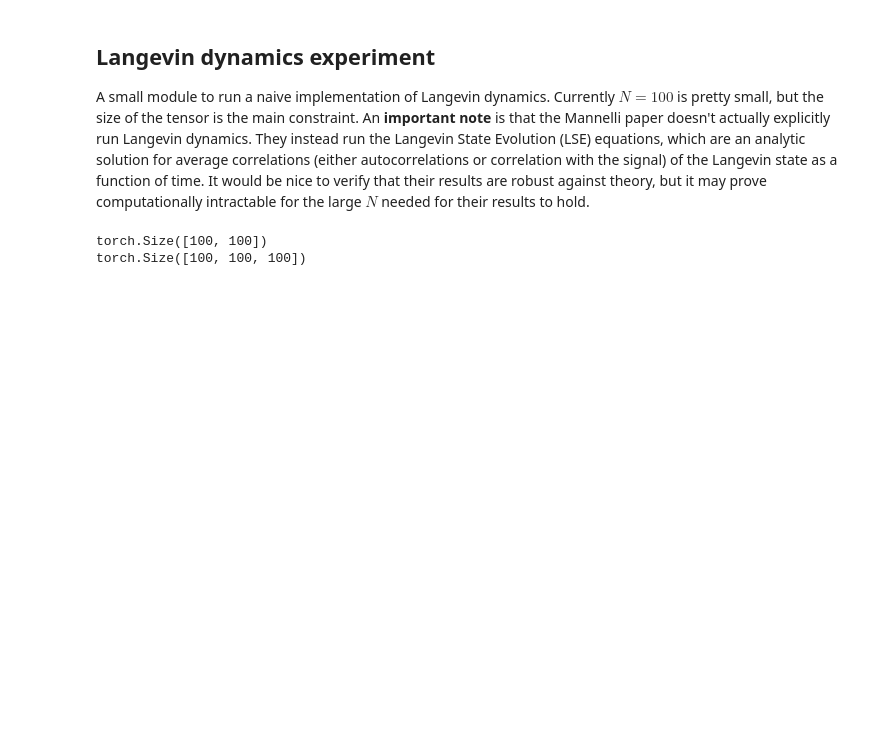
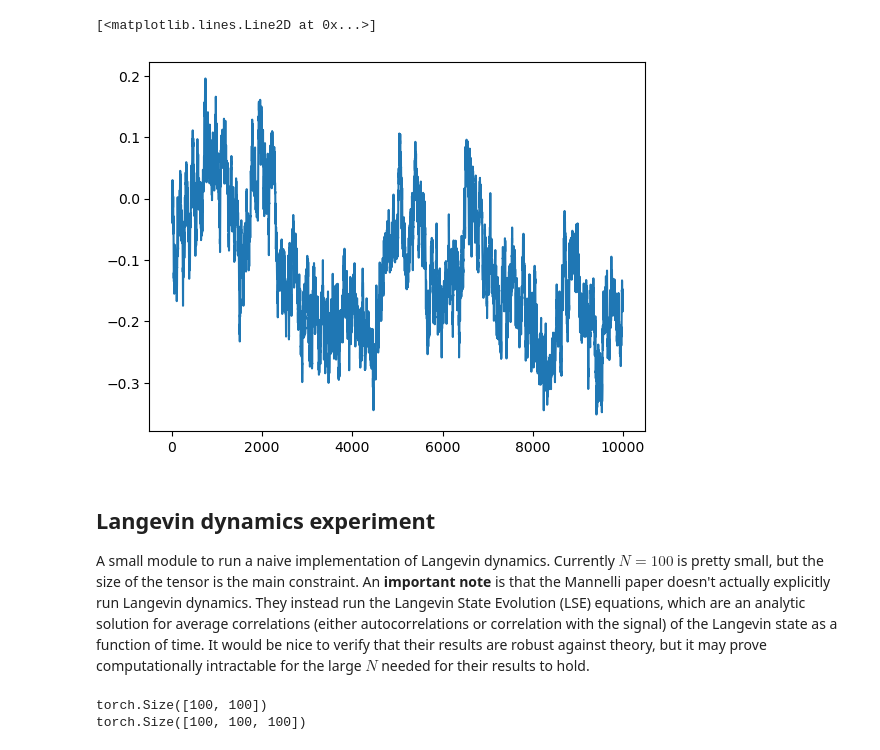
Before and after one commit to ychnli/ap229-final-project, a Jupyter notebook: sandbox.ipynb, the cells around one changed output. Cells and saved outputs as stored; diff of their text form; code cells hidden in the pictures; blank space fills up the shorter version.

```diff
--- a/sandbox.ipynb
+++ b/sandbox.ipynb
@@ -1,3 +83,10 @@
+# %%
+test_data = torch.load("/scratch/users/yucli/ap229_langevin/test/langevin_N100_D24.00_Dp0.75_trial0.pt")
+corr = test_data["correlation"]
+plt.plot(corr)
+# %% [output]
+[<matplotlib.lines.Line2D at 0x...>]
+[figure, added]
 # %% [markdown]
 ## Langevin dynamics experiment
 A small module to run a naive implementation of Langevin dynamics. Currently $N=100$ is pretty small, but the size of the tensor is the main constraint.
```
Also changed, not shown: parts of 5 cells of this notebook, 2 other files.
